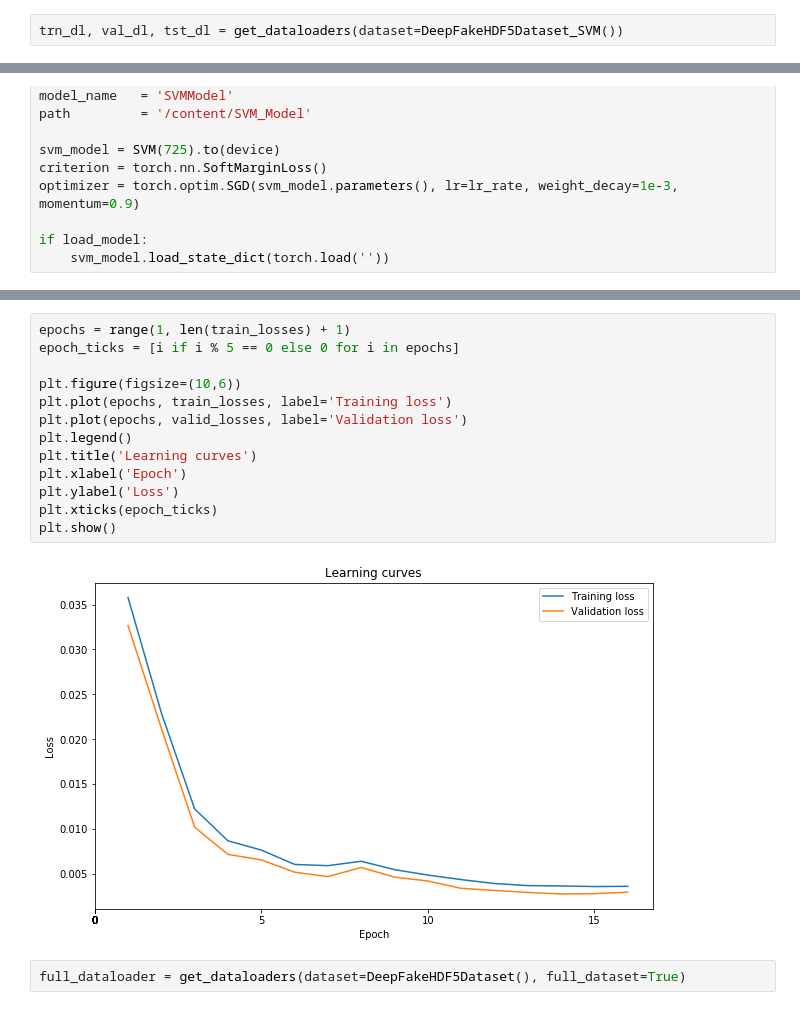
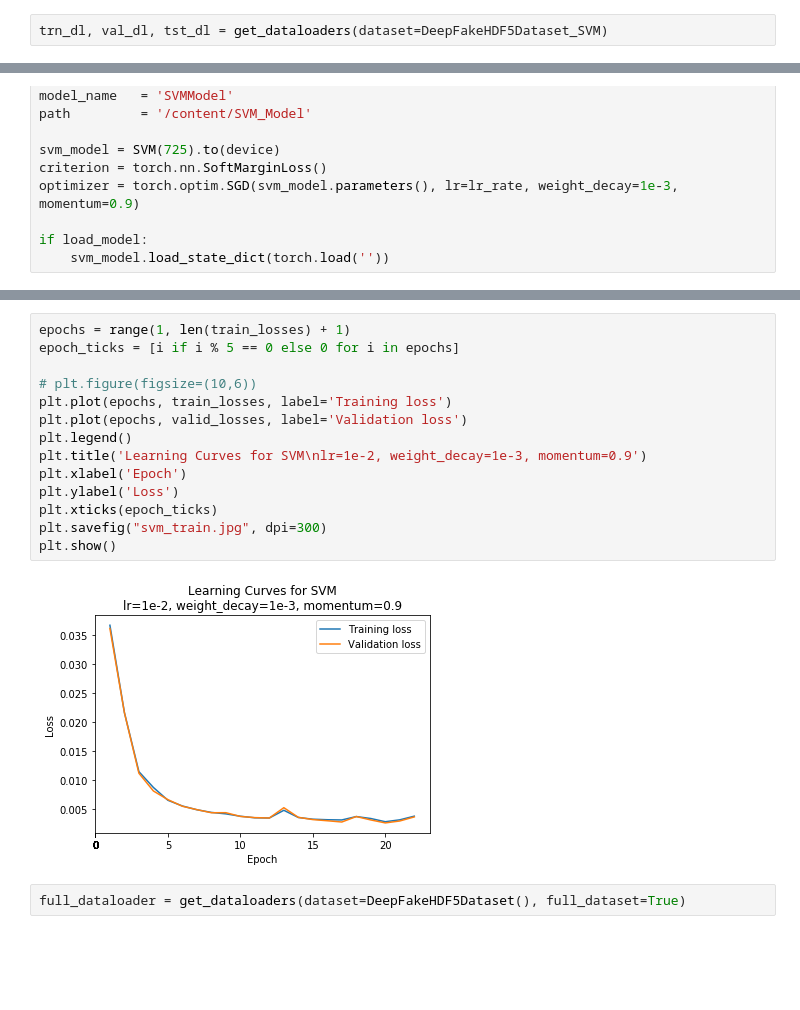
Before and after one commit to avilaJorge/DeepFakeDetector, a Jupyter notebook: DeepFakeDetectionModel.ipynb, the cells around one changed output, grey strips where cells are left out. Cells and saved outputs as stored; diff of their text form; blank space fills up the shorter version.

```diff
--- a/DeepFakeDetectionModel.ipynb
+++ b/DeepFakeDetectionModel.ipynb
@@ -162,5 +175,5 @@ Validation accuracy: 50.9000%
 # %%
-trn_dl, val_dl, tst_dl = get_dataloaders(dataset=DeepFakeHDF5Dataset_SVM())
+trn_dl, val_dl, tst_dl = get_dataloaders(dataset=DeepFakeHDF5Dataset_SVM)
 # %%
 s_epoch      = 1
 num_epochs   = 300
@@ -245,18 +258,19 @@ Validation accuracy: 99.6125%
 # %%
 epochs = range(1, len(train_losses) + 1)
 epoch_ticks = [i if i % 5 == 0 else 0 for i in epochs]
 
-plt.figure(figsize=(10,6))
+# plt.figure(figsize=(10,6))
 plt.plot(epochs, train_losses, label='Training loss')
 plt.plot(epochs, valid_losses, label='Validation loss')
 plt.legend()
-plt.title('Learning curves')
+plt.title('Learning Curves for SVM\nlr=1e-2, weight_decay=1e-3, momentum=0.9')
 plt.xlabel('Epoch')
 plt.ylabel('Loss')
 plt.xticks(epoch_ticks)
+plt.savefig("svm_train.jpg", dpi=300)
 plt.show()
 # %% [output]
-[figure, old version]
+[figure, new version]
 # %%
 full_dataloader = get_dataloaders(dataset=DeepFakeHDF5Dataset(), full_dataset=True)
 # %%
```
Also changed, not shown: parts of 8 cells of this notebook.
